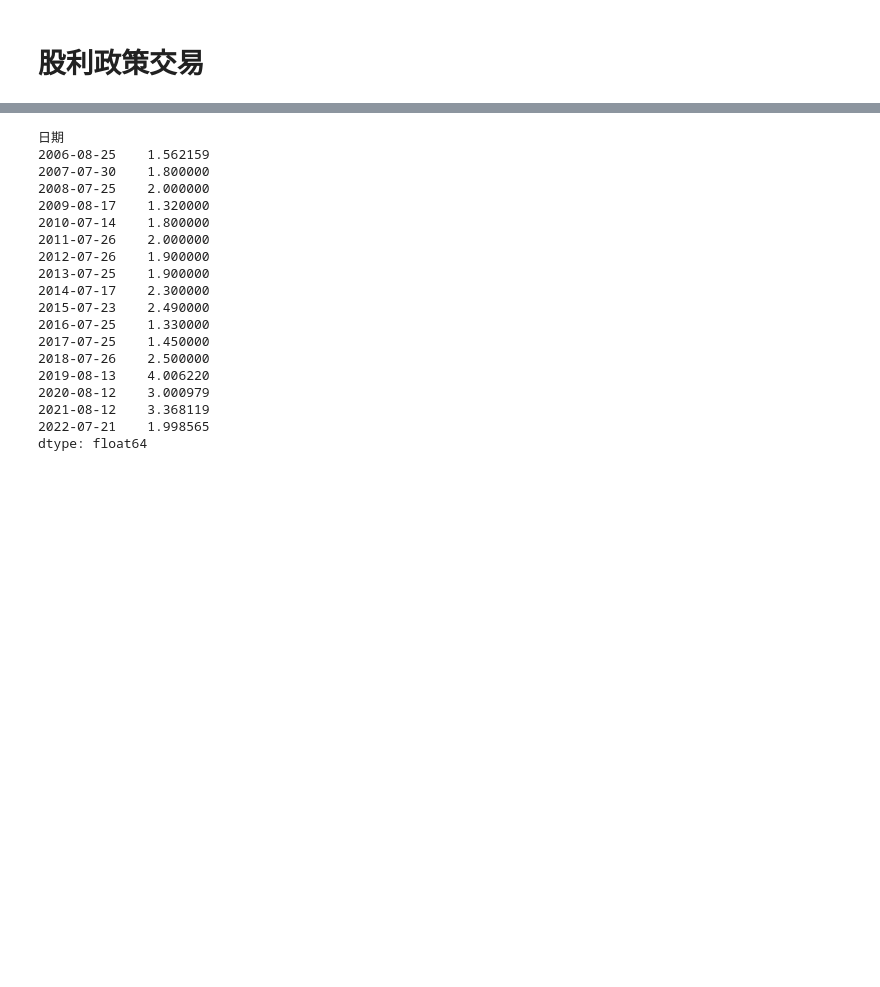
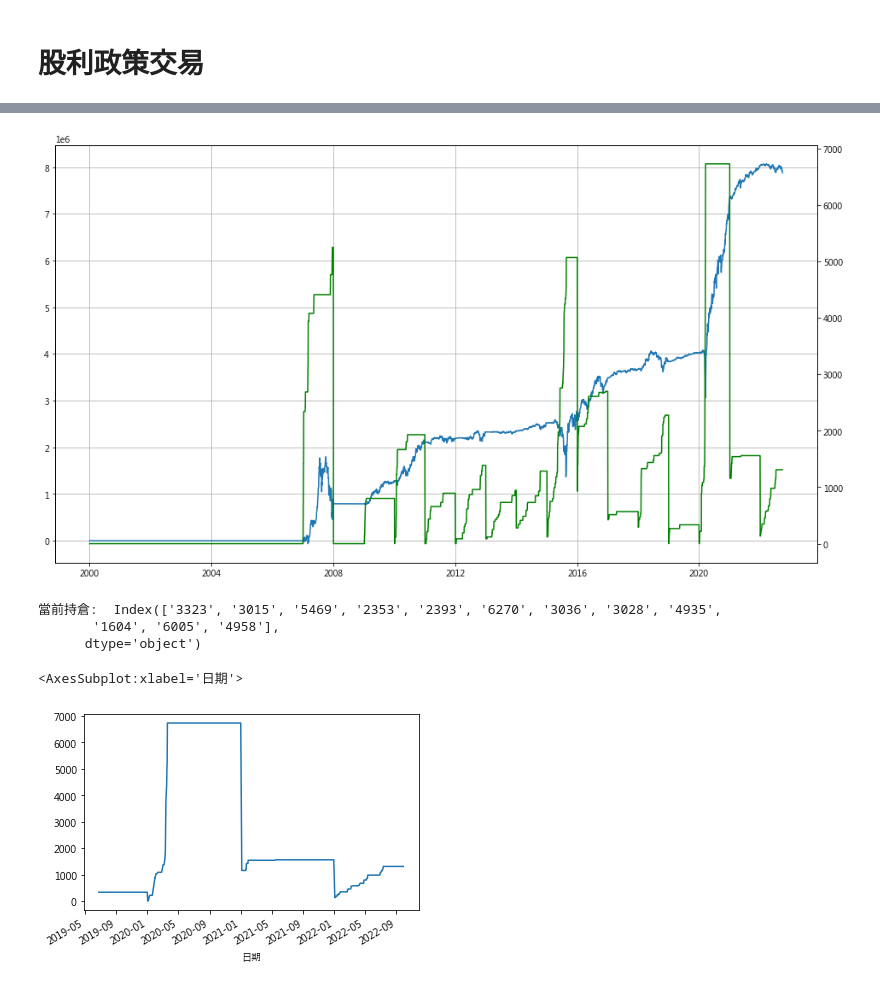
Before and after one commit to Chastely00/Chast, a Jupyter notebook: 股利回測.ipynb, the cells around one changed output, grey strips where cells are left out. Cells and saved outputs as stored; diff of their text form; code cells hidden in the pictures; blank space fills up the shorter version.

```diff
--- a/股利回測.ipynb
+++ b/股利回測.ipynb
@@ -266,0 +251,40 @@ Name: 1101, dtype: float64
+# %%
+轉日 = 轉日資料處理(年初)
+# %%
+# 個別策略
+bs = 轉日.copy()
+bs_ = 轉日.copy()
+# 新增一個全為0的表
+bs.iloc[:, :] = 0
+bs_.iloc[:, :] = 0
+idx1 = bs.index[0]
+for idx, row in 收盤價.iterrows():
+    # 將會持倉的股票
+    bs_.loc[idx] = bs.loc[idx1]
+    bs.loc[idx] = bs.loc[idx1]
+    可持倉 = 收盤價.loc[idx][轉日.loc[idx]]
+    # 錨定價格
+    if 可持倉.sum() > 0:
+        if (轉日.loc[idx1, 可持倉.index].sum() != 轉日.loc[idx, 可持倉.index].sum()):
+            可持倉第一日 = 可持倉
+        # 後面的(bs.loc[idx1, 可持倉.index] == 0)是加倉關鍵 改成 <= 3000意思是持倉市值小於三百萬
+        buy_in = (收盤價.loc[idx, 可持倉.index] < 可持倉第一日*0.95)&(bs.loc[idx1, 可持倉.index] * 收盤價.loc[idx, 可持倉.index] <= 3000)
+
+        if buy_in.sum() > 0 & ((收盤價.loc[idx] * bs_.loc[idx]).sum() < 100000):
+            buy_in = buy_in[buy_in]
+            bs.loc[idx, buy_in.index] += np.floor(1000 / 收盤價.loc[idx, buy_in.index])
+            # 進場後更新可進場價格
+            print(idx, 可持倉第一日.sum())
+            可持倉第一日.loc[buy_in.index] = 收盤價.loc[idx, buy_in.index]
+            print(idx, 可持倉第一日.sum())
+    sell_out = (bs_.loc[idx] >= 1) & (轉日.loc[idx] == 0)
+    if sell_out.sum() > 0:
+        sell_out = sell_out[sell_out]
+        bs.loc[idx, sell_out.index] = 0
+
+        # bs.loc[idx, 可持倉.index]\
+        #     [(收盤價.loc[idx, 可持倉.index] < 可持倉第一日*0.95)&\
+        #     (bs.loc[idx1, 可持倉.index] == 0)] =\
+        #     1000 / 收盤價.loc[idx, 可持倉.index] # 一百萬買部位，只買一次
+
+    idx1 = idx
@@ -267,22 +326,12 @@ Name: 1101, dtype: float64
+# %%
+損益金額(bs_)
+# %% [output]
+[figure, added]
+當前持倉:  Index(['3323', '3015', '5469', '2353', '2393', '6270', '3036', '3028', '4935',
+       '1604', '6005', '4958'],
+      dtype='object')
 # %%
-股利.loc[idx].sum(axis=1).sort_index()
+bs.sum(axis=1)[-800:].plot()
 # %% [output]
-日期
-2006-08-25    1.562159
-2007-07-30    1.800000
-2008-07-25    2.000000
-2009-08-17    1.320000
-2010-07-14    1.800000
-2011-07-26    2.000000
-2012-07-26    1.900000
-2013-07-25    1.900000
-2014-07-17    2.300000
-2015-07-23    2.490000
-2016-07-25    1.330000
-2017-07-25    1.450000
-2018-07-26    2.500000
-2019-08-13    4.006220
-2020-08-12    3.000979
-2021-08-12    3.368119
-2022-07-21    1.998565
-dtype: float64
+<AxesSubplot:xlabel='日期'>
+[figure, added]
```
Also changed, not shown: parts of 32 cells of this notebook.
